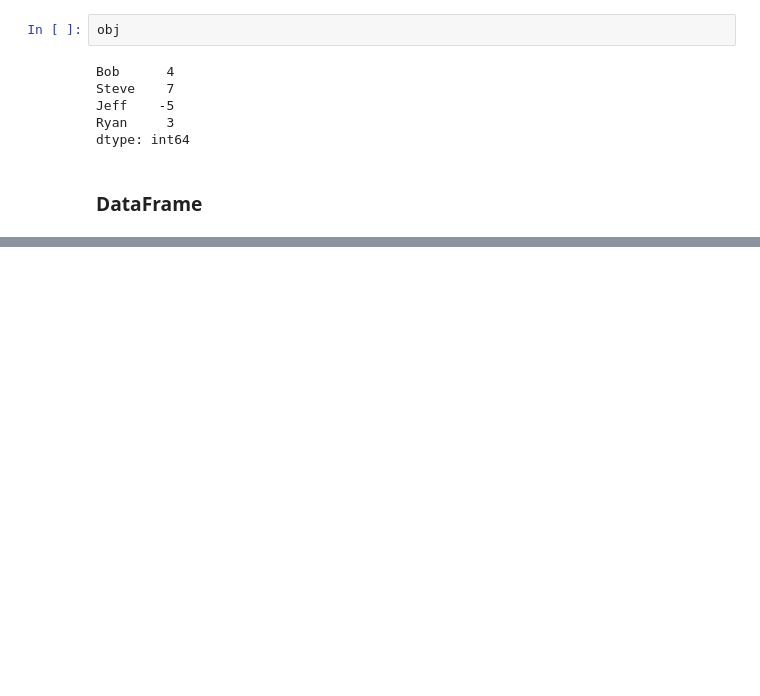
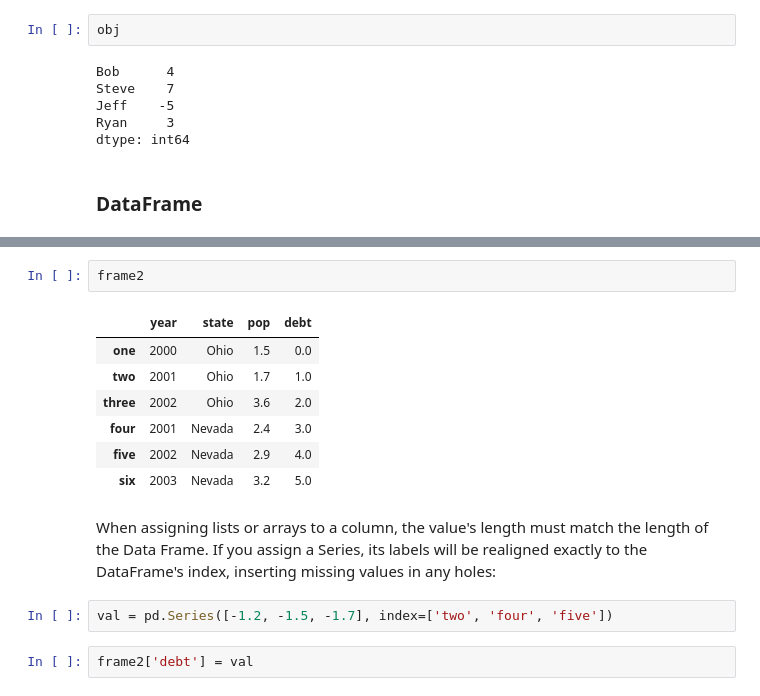
Before and after one commit to kbutalep/WesCh5, a Jupyter notebook: Chapter5WorkAlong.ipynb, the cells around one changed output, grey strips where cells are left out. Drawn from its saved outputs; the diff is of its cells as text; blank space fills up the shorter version.

```diff
--- a/Chapter5WorkAlong.ipynb
+++ b/Chapter5WorkAlong.ipynb
@@ -205,0 +309,16 @@ dtype: int64
+# %%
+frame2
+# %% [output]
+|  | year | state | pop | debt |
+| one | 2000 | Ohio | 1.5 | 0.0 |
+| two | 2001 | Ohio | 1.7 | 1.0 |
+| three | 2002 | Ohio | 3.6 | 2.0 |
+| four | 2001 | Nevada | 2.4 | 3.0 |
+| five | 2002 | Nevada | 2.9 | 4.0 |
+| six | 2003 | Nevada | 3.2 | 5.0 |
+# %% [markdown]
+When assigning lists or arrays to a column, the value's length must match the length of the Data Frame. If you assign a Series, its labels will be realigned exactly to the DataFrame's index, inserting missing values in any holes:
+# %%
+val = pd.Series([-1.2, -1.5, -1.7], index=['two', 'four', 'five'])
+# %%
+frame2['debt'] = val
```
Also changed, not shown: parts of 37 cells of this notebook.
